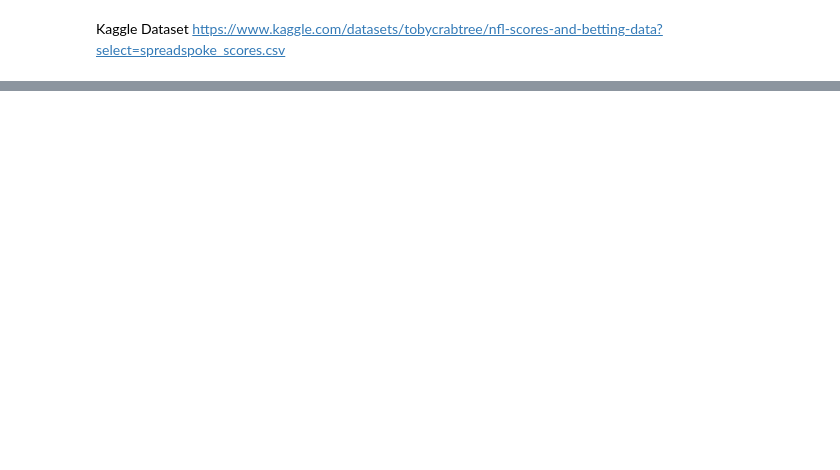
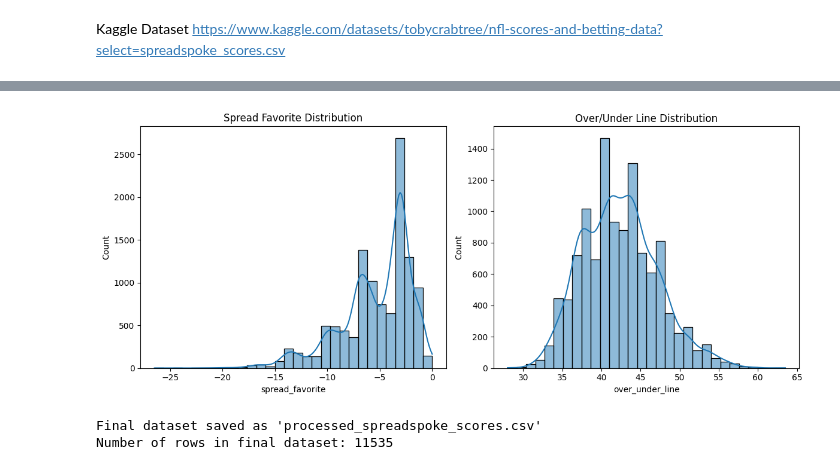
Before and after one commit to LucasChaney/CMPSCI4300, a Jupyter notebook: Final_Project/Phase1.ipynb, the cells around one changed output, grey strips where cells are left out. Saved outputs shown, nothing was run; the diff lists cells and outputs as text; code cells hidden in the pictures; blank space fills up the shorter version.

```diff
--- a/Final_Project/Phase1.ipynb
+++ b/Final_Project/Phase1.ipynb
@@ -10,41 +11,73 @@ from sklearn.model_selection import train_test_split
 # Load dataset
 df = pd.read_csv('spreadspoke_scores.csv')
 
-# Create binary classification label: 1 if home team won, else 0
-df['home_win'] = (df['score_home'] > df['score_away']).astype(int)
+# Create target labels
+# Total score
+df['total_score'] = df['score_home'] + df['score_away']
 
-# Keep only relevant columns
+# Binary: Did the favorite team win?
+df['fav_won'] = (
+    (df['team_favorite_id'] == df['team_home']) & (df['score_home'] > df['score_away']) |
+    (df['team_favorite_id'] == df['team_away']) & (df['score_away'] > df['score_home'])
+).astype(int)
+
+# Binary: Did the game go over the betting line?
+df['over_hit'] = (df['total_score'] > pd.to_numeric(df['over_under_line'], errors='coerce')).astype(int)
+
+# Calculate margin of victory
+df['score_margin'] = df['score_home'] - df['score_away']
+df['spread_favorite'] = pd.to_numeric(df['spread_favorite'], errors='coerce')
+df['favorite_is_home'] = df['team_favorite_id'] == df['team_home']
+
+# Binary: Did the favorite cover the spread?
+df['spread_covered'] = (
+    (df['favorite_is_home'] & (df['score_margin'] > df['spread_favorite'])) |
+    (~df['favorite_is_home'] & (-df['score_margin'] > df['spread_favorite']))
+).astype(int)
+
+# Select relevant columns
 columns_to_keep = [
     'team_home', 'team_away', 'team_favorite_id',
-    'spread_favorite', 'over_under_line', 'home_win'
+    'spread_favorite', 'over_under_line',
+    'fav_won', 'over_hit', 'spread_covered', 'total_score'
 ]
 model_df = df[columns_to_keep].copy()
 
-# Convert spread and over/under values to numeric
+# Drop rows with missing values in important fields
 model_df['spread_favorite'] = pd.to_numeric(model_df['spread_favorite'], errors='coerce')
 model_df['over_under_line'] = pd.to_numeric(model_df['over_under_line'], errors='coerce')
-
-# Drop rows with missing betting line data
 model_df = model_df.dropna(subset=['spread_favorite', 'over_under_line'])
 
-# One-hot encode categorical team fields
+# One-hot encode categorical fields
 model_df_encoded = pd.get_dummies(model_df, columns=['team_home', 'team_away', 'team_favorite_id'])
 
-# Separate features and target
-X = model_df_encoded.drop(columns=['home_win'])
-y = model_df_encoded['home_win']
+# Normalize numeric features
+features_to_normalize = ['spread_favorite', 'over_under_line']
+scaler = MinMaxScaler()
+model_df_encoded[features_to_normalize] = scaler.fit_transform(model_df_encoded[features_to_normalize])
 
-# Normalize numeric features
-scaler = MinMaxScaler()
-X_scaled = pd.DataFrame(scaler.fit_transform(X), columns=X.columns)
+# Show class distribution
+print("Spread covered distribution:")
+print(model_df_encoded['spread_covered'].value_counts(normalize=True))
+print("\nOver hit distribution:")
+print(model_df_encoded['over_hit'].value_counts(normalize=True))
 
-# Reattach target column
-final_df = X_scaled.copy()
-final_df['home_win'] = y.values
+# Plot histograms
+plt.figure(figsize=(12, 5))
 
-#Print the number of rows and columns in the final DataFrame
-print(f"Final DataFrame shape: {final_df.shape}")
+plt.subplot(1, 2, 1)
+sns.histplot(model_df['spread_favorite'], bins=30, kde=True)
+plt.title('Spread Favorite Distribution')
 
-# Display preview
-final_df.head()
+plt.subplot(1, 2, 2)
+sns.histplot(model_df['over_under_line'], bins=30, kde=True)
+plt.title('Over/Under Line Distribution')
+
+plt.tight_layout()
+plt.show()
+
+# Save processed dataset
+model_df_encoded.to_csv('processed_spreadspoke_scores.csv', index=False)
+print("\nFinal dataset saved as 'processed_spreadspoke_scores.csv'")
+print("Number of rows in final dataset:", model_df_encoded.shape[0])
 # %% [output]
@@ -57,0 +95,3 @@ final_df.head()
+[figure, added]
+Final dataset saved as 'processed_spreadspoke_scores.csv'
+Number of rows in final dataset: 11535
```
Also changed, not shown: parts of 2 cells of this notebook, 2 other files.
